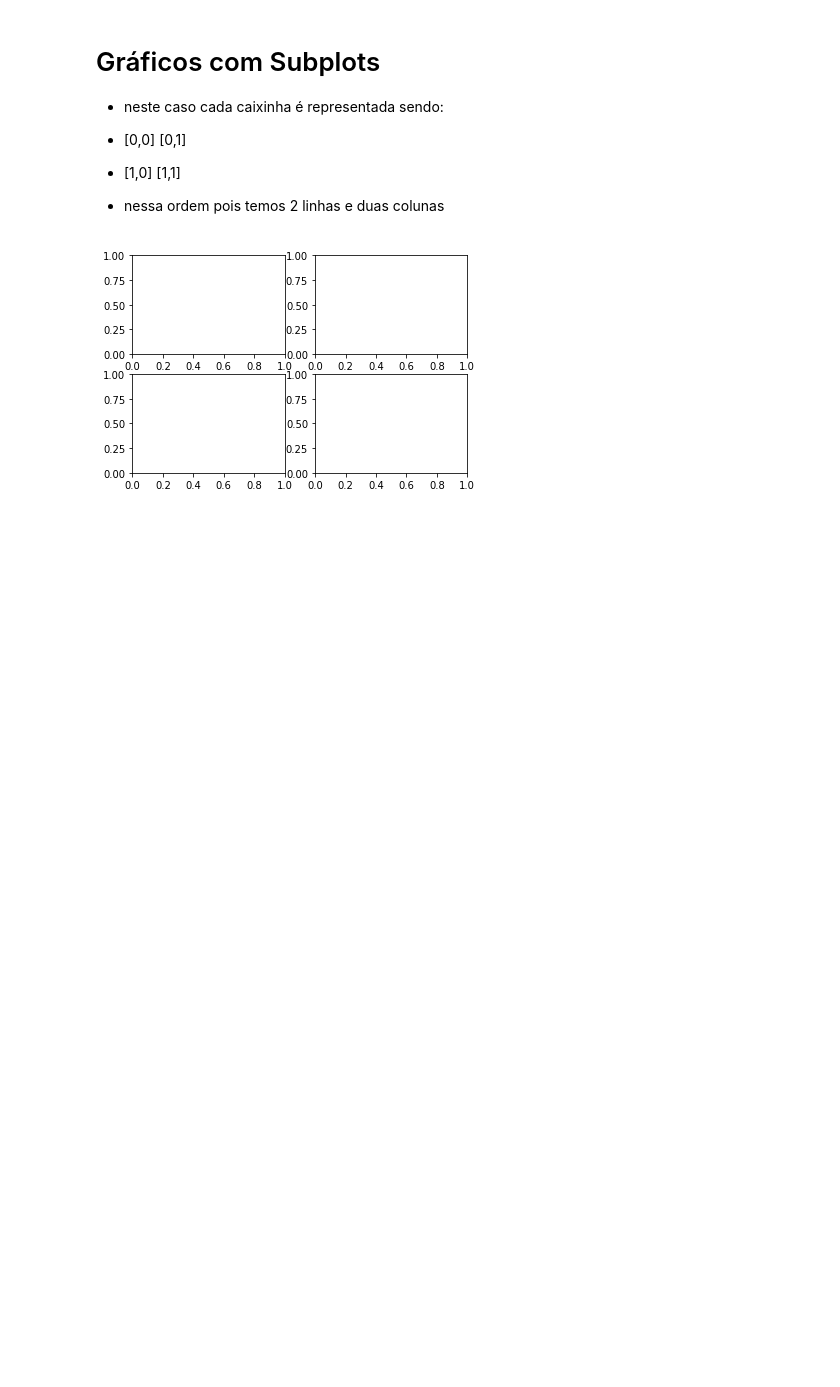
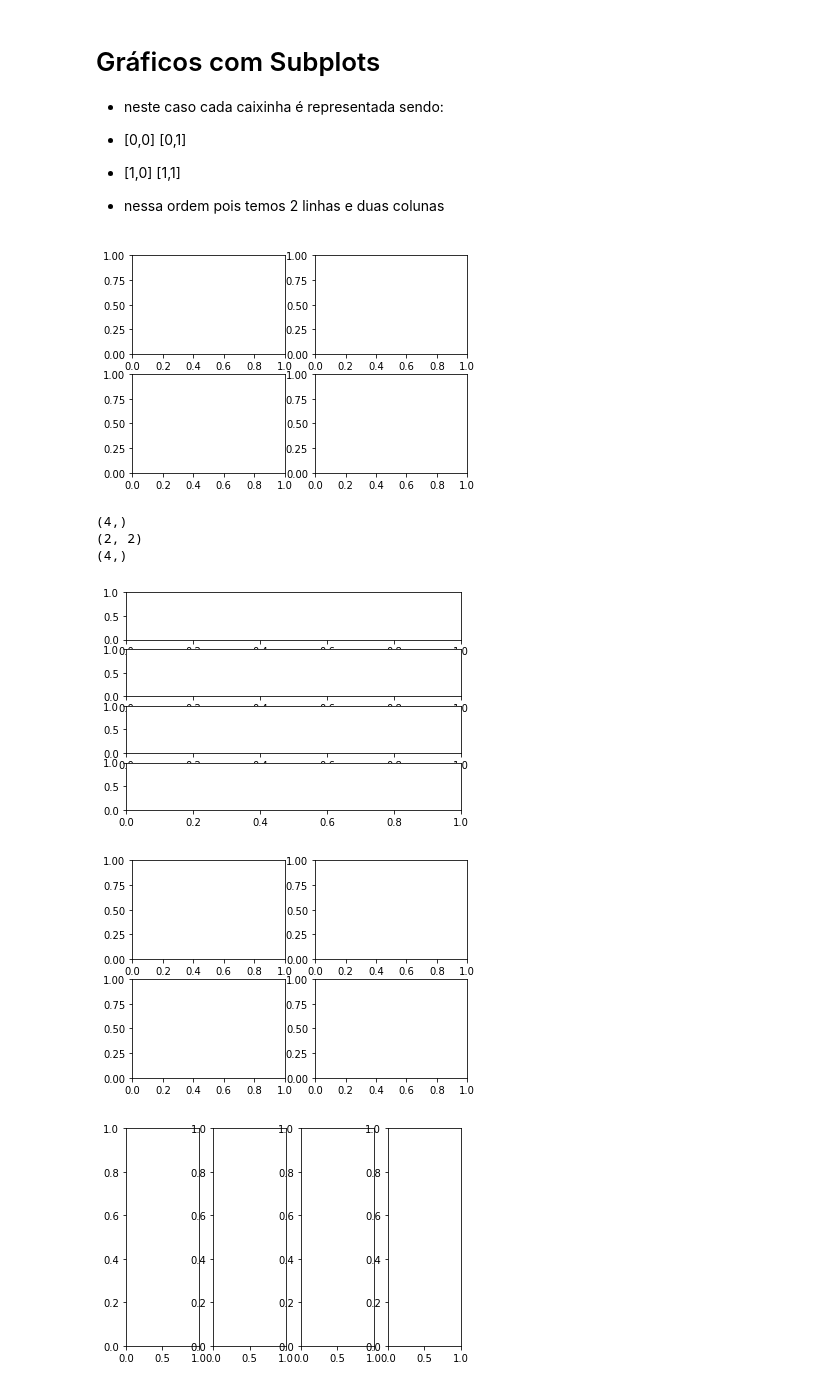
Before and after one commit to RaquelQuei/Data_Viz, a Jupyter notebook: Matplotlib_Viz.ipynb, the cells around one changed output. Cells and saved outputs as stored; diff of their text form; code cells hidden in the pictures; blank space fills up the shorter version.

```diff
--- a/Matplotlib_Viz.ipynb
+++ b/Matplotlib_Viz.ipynb
@@ -138,6 +201,20 @@ x = np.arange(0,10, 0.1)
 fig1, f1_axes = plt.subplots(ncols = 2, nrows= 2)
 # %% [output]
 [figure]
+# %%
+fig,axes = plt.subplots(4,1)
+print(axes.shape)
+fig,axes = plt.subplots(2,2)
+print(axes.shape)
+fig,axes = plt.subplots(1,4)
+print(axes.shape)
+# %% [output]
+(4,)
+(2, 2)
+(4,)
+[figure, added]
+[figure, added]
+[figure, added]
 # %%
 x = np.arange(0,10, 0.1)
 fig1, f1_axes = plt.subplots(ncols = 2, nrows= 2, figsize = (15,15))
```
Also changed, not shown: parts of 8 cells of this notebook.
